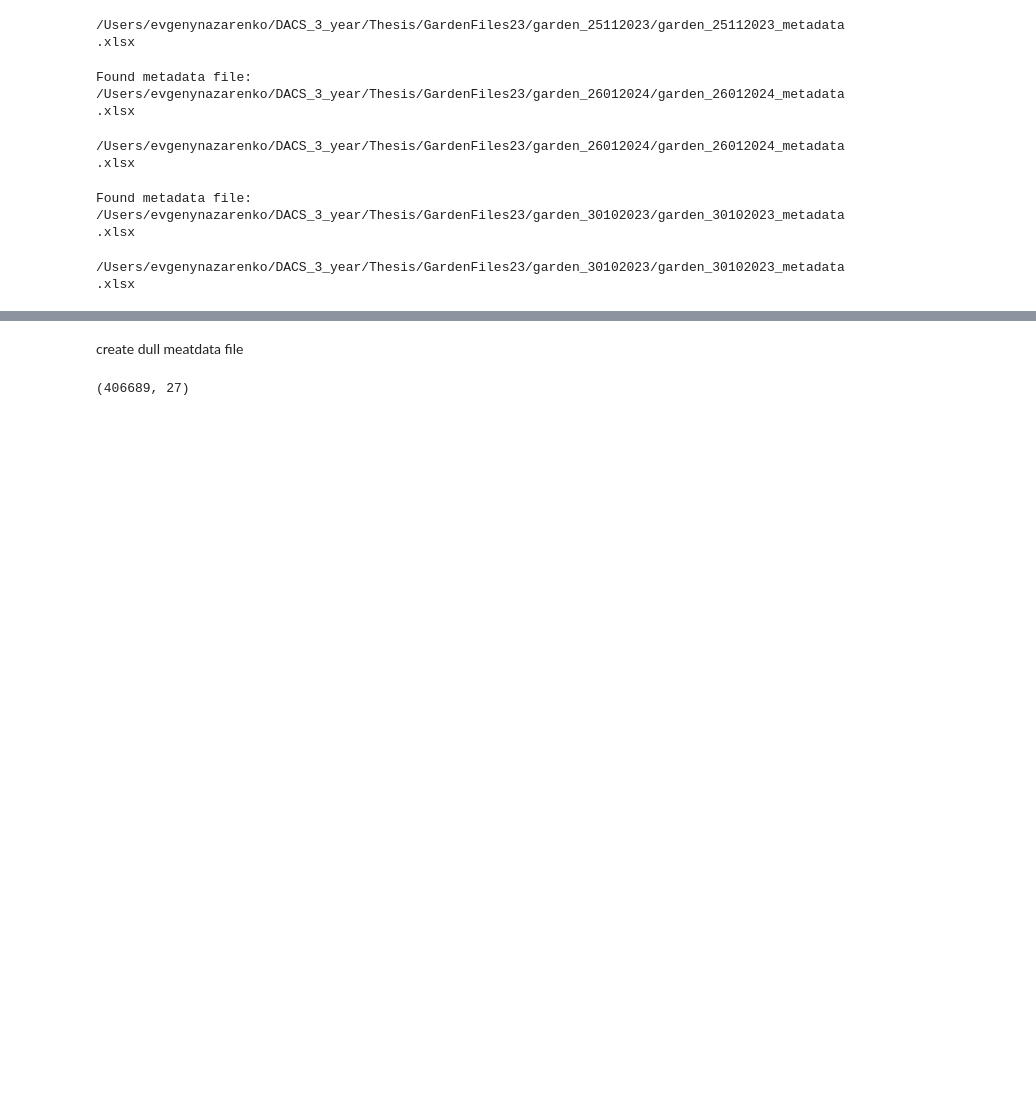
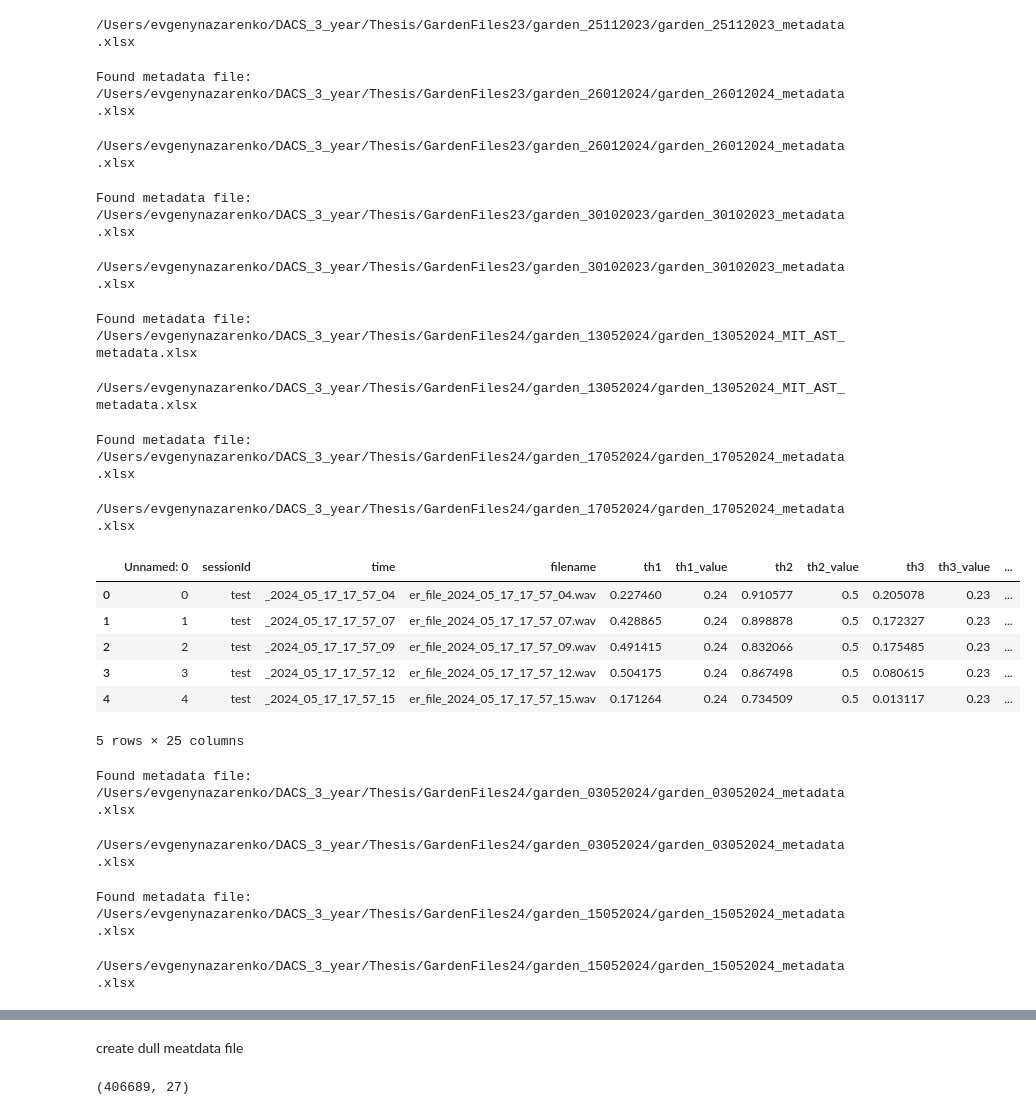
Before and after one commit to Nazar710/BackGardenRecordings, a Jupyter notebook: MIT_AST/garden_MIT_AST.ipynb, the cells around one changed output, grey strips where cells are left out. Saved outputs shown, nothing was run; the diff lists cells and outputs as text; code cells hidden in the pictures; blank space fills up the shorter version.

```diff
--- a/MIT_AST/garden_MIT_AST.ipynb
+++ b/MIT_AST/garden_MIT_AST.ipynb
@@ -444,3 +491,43 @@ mit_ast_pipeline(garden_folder,human_labels)
 # %% [output]
 Found metadata file: /Users/evgenynazarenko/DACS_3_year/Thesis/GardenFiles23/garden_30102023/garden_30102023_metadata.xlsx
 /Users/evgenynazarenko/DACS_3_year/Thesis/GardenFiles23/garden_30102023/garden_30102023_metadata.xlsx
+# %%
+# test pipeline
+garden_folder = "/Users/evgenynazarenko/DACS_3_year/Thesis/GardenFiles24/garden_13052024"
+human_labels = list(human['label'])
+meta_df_may2 = mit_ast_pipeline(garden_folder,human_labels)
+# %% [output]
+Found metadata file: /Users/evgenynazarenko/DACS_3_year/Thesis/GardenFiles24/garden_13052024/garden_13052024_MIT_AST_metadata.xlsx
+/Users/evgenynazarenko/DACS_3_year/Thesis/GardenFiles24/garden_13052024/garden_13052024_MIT_AST_metadata.xlsx
+# %%
+garden_folder = "/Users/evgenynazarenko/DACS_3_year/Thesis/GardenFiles24/garden_17052024"
+human_labels = list(human['label'])
+meta_df_may4 = mit_ast_pipeline(garden_folder,human_labels)
+# %% [output]
+Found metadata file: /Users/evgenynazarenko/DACS_3_year/Thesis/GardenFiles24/garden_17052024/garden_17052024_metadata.xlsx
+/Users/evgenynazarenko/DACS_3_year/Thesis/GardenFiles24/garden_17052024/garden_17052024_metadata.xlsx
+# %%
+meta_df_may4= pd.read_excel('/Users/evgenynazarenko/DACS_3_year/Thesis/GardenFiles24/garden_17052024/garden_17052024_Human_detected_metadata.xlsx')
+meta_df_may4.head()
+# %% [output]
+|  | Unnamed: 0 | sessionId | time | filename | th1 | th1_value | th2 | th2_value | th3 | th3_value | ... |
+| 0 | 0 | test | _2024_05_17_17_57_04 | er_file_2024_05_17_17_57_04.wav | 0.227460 | 0.24 | 0.910577 | 0.5 | 0.205078 | 0.23 | ... |
+| 1 | 1 | test | _2024_05_17_17_57_07 | er_file_2024_05_17_17_57_07.wav | 0.428865 | 0.24 | 0.898878 | 0.5 | 0.172327 | 0.23 | ... |
+| 2 | 2 | test | _2024_05_17_17_57_09 | er_file_2024_05_17_17_57_09.wav | 0.491415 | 0.24 | 0.832066 | 0.5 | 0.175485 | 0.23 | ... |
+| 3 | 3 | test | _2024_05_17_17_57_12 | er_file_2024_05_17_17_57_12.wav | 0.504175 | 0.24 | 0.867498 | 0.5 | 0.080615 | 0.23 | ... |
+| 4 | 4 | test | _2024_05_17_17_57_15 | er_file_2024_05_17_17_57_15.wav | 0.171264 | 0.24 | 0.734509 | 0.5 | 0.013117 | 0.23 | ... |
+5 rows × 25 columns
+# %%
+garden_folder = "/Users/evgenynazarenko/DACS_3_year/Thesis/GardenFiles24/garden_03052024"
+human_labels = list(human['label'])
+meta_df_may1 = mit_ast_pipeline(garden_folder,human_labels)
+# %% [output]
+Found metadata file: /Users/evgenynazarenko/DACS_3_year/Thesis/GardenFiles24/garden_03052024/garden_03052024_metadata.xlsx
+/Users/evgenynazarenko/DACS_3_year/Thesis/GardenFiles24/garden_03052024/garden_03052024_metadata.xlsx
+# %%
+garden_folder = "/Users/evgenynazarenko/DACS_3_year/Thesis/GardenFiles24/garden_15052024"
+human_labels = list(human['label'])
+meta_df_may3 = mit_ast_pipeline(garden_folder,human_labels)
+# %% [output]
+Found metadata file: /Users/evgenynazarenko/DACS_3_year/Thesis/GardenFiles24/garden_15052024/garden_15052024_metadata.xlsx
+/Users/evgenynazarenko/DACS_3_year/Thesis/GardenFiles24/garden_15052024/garden_15052024_metadata.xlsx
```
Also changed, not shown: parts of 26 cells of this notebook, 15 other files.
